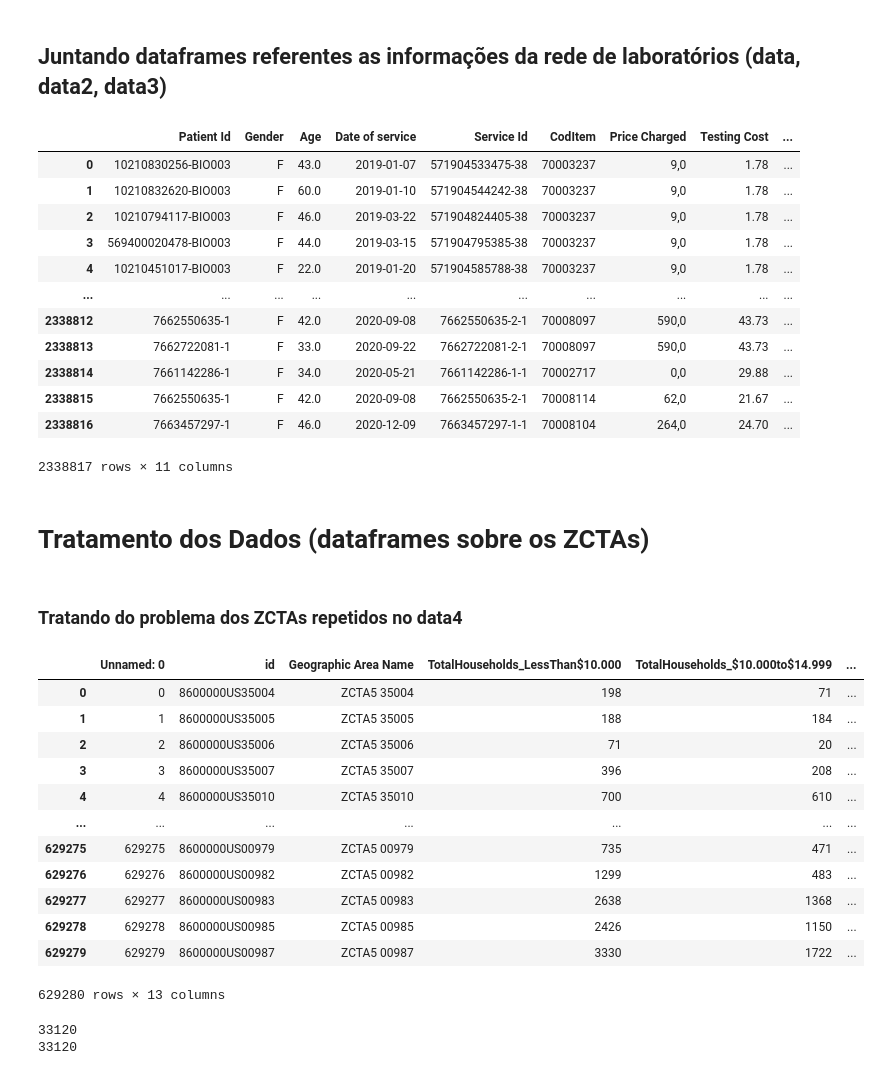
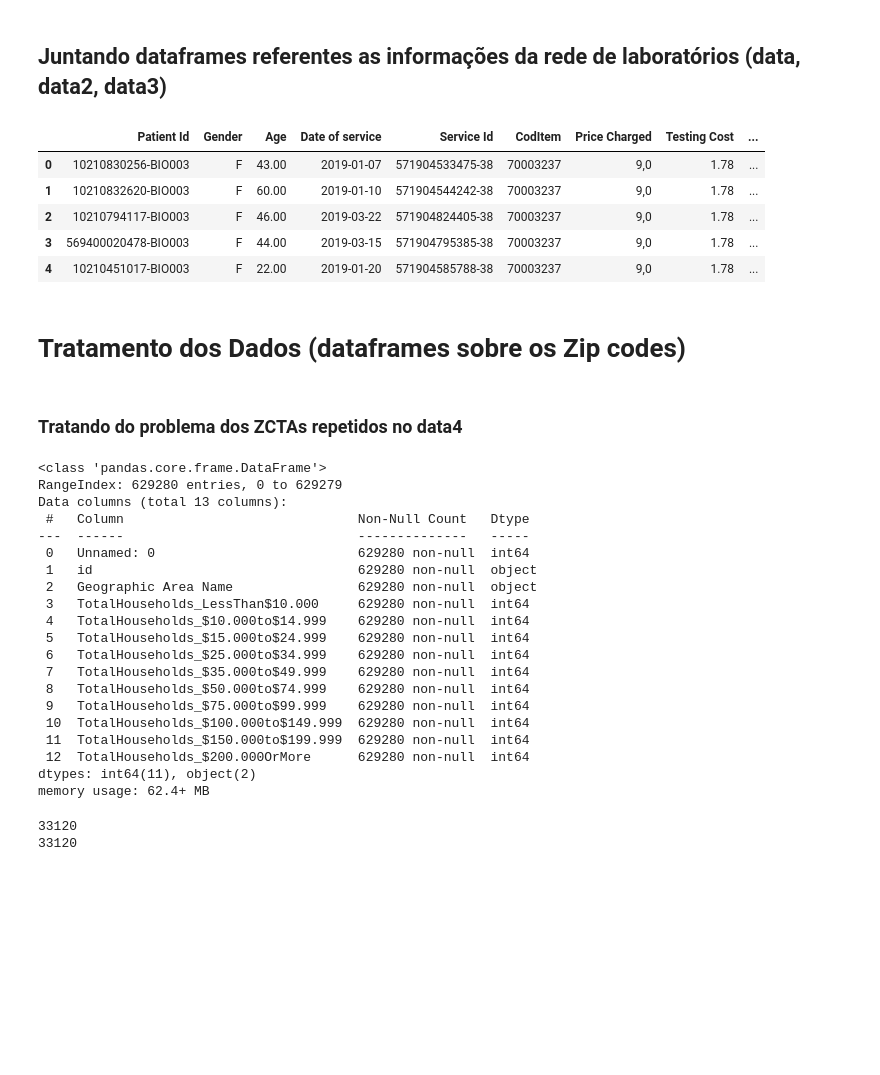
Before and after one commit to matheusbon/Case-Expansao-de-Uma-Rede-de-Laboratorios, a Jupyter notebook: Case_Rede_de_Laboratórios.ipynb, the cells around one changed output. Saved outputs shown, nothing was run; the diff lists cells and outputs as text; code cells hidden in the pictures; blank space fills up the shorter version.

```diff
--- a/Case_Rede_de_Laboratórios.ipynb
+++ b/Case_Rede_de_Laboratórios.ipynb
@@ -90,0 +65,6 @@ data5 = pd.read_csv('/content/drive/MyDrive/Datasets_Elo/DemographicData_ZCTAs.c
+# %%
+data = pd.read_csv('/content/drive/MyDrive/Case_Rede_de_Laboratorios/transactional_data.csv', sep = ';')
+data2 = pd.read_csv('/content/drive/MyDrive/Case_Rede_de_Laboratorios/test_data.csv')
+data3 = pd.read_csv('/content/drive/MyDrive/Case_Rede_de_Laboratorios/df_geocode.csv')
+data4 = pd.read_csv('/content/drive/MyDrive/Case_Rede_de_Laboratorios/EconomicData_ZCTAs.csv')
+data5 = pd.read_csv('/content/drive/MyDrive/Case_Rede_de_Laboratorios/DemographicData_ZCTAs.csv')
@@ -257,54 +269,54 @@ print (num_cods)
 # %% [markdown]
 ## Juntando dataframes referentes as informações da rede de laboratórios (data, data2, data3)
 # %%
-#Renomeando o nome dessa coluna pois era igual ao nome da coluna do outro dataframe, porém tinha valores diferentes. Com isso, nota-se que essa coluna se refere ao valor pago pelo paciente.
+# Renomeando o nome dessa coluna pois era igual ao nome da coluna do outro dataframe, porém tinha valores diferentes. Com isso, nota-se que essa coluna se refere ao valor pago pelo paciente.
 data = data.rename(columns={'Testing Cost': 'Price Charged'})
 
-#Fazendo a junção dos dfs
+# Fazendo a junção dos dfs
 Geral_Labs_Data = pd.merge(data, data2, on=['CodItem'])
 Geral_Labs_Data = pd.merge(Geral_Labs_Data, data3, on=['Lab Id'])
 
-#Removendo colunas que optei por não usar na análise
+# Removendo colunas que optei por não usar na análise
 Geral_Labs_Data = Geral_Labs_Data.drop(columns=['Date of birth', 'Desc Item', 'Category', 'Family', 'Speciality', 'Unnamed: 0', 'Address', 'Location'])
 
-#Criando nova coluna para representar o lucro que cada exame gerou, baseado na diferença entre o preço pago pelo paciente e o custo do exame.
+# Criando nova coluna para representar o lucro que cada exame gerou, baseado na diferença entre o preço pago pelo paciente e o custo do exame.
 Geral_Labs_Data["Exam Profit"] = Geral_Labs_Data["Price Charged"].str.replace(",", ".").astype(float) - Geral_Labs_Data["Testing Cost"]
 
-#Reorganizando os indices das colunas
+# Reorganizando os indices das colunas
 Geral_Labs_Data = Geral_Labs_Data.reindex(columns=['Patient Id', 'Gender', 'Age', 'Date of service', 'Service Id', 'CodItem', 'Price Charged', 'Testing Cost', 'Exam Profit', 'Lab Id', 'Zipcode'])
-Geral_Labs_Data
+Geral_Labs_Data.head()
 # %% [output]
 |  | Patient Id | Gender | Age | Date of service | Service Id | CodItem | Price Charged | Testing Cost | ... |
-| 0 | 10210830256-BIO003 | F | 43.0 | 2019-01-07 | 571904533475-38 | 70003237 | 9,0 | 1.78 | ... |
-| 1 | 10210832620-BIO003 | F | 60.0 | 2019-01-10 | 571904544242-38 | 70003237 | 9,0 | 1.78 | ... |
-| 2 | 10210794117-BIO003 | F | 46.0 | 2019-03-22 | 571904824405-38 | 70003237 | 9,0 | 1.78 | ... |
-| 3 | 569400020478-BIO003 | F | 44.0 | 2019-03-15 | 571904795385-38 | 70003237 | 9,0 | 1.78 | ... |
-| 4 | 10210451017-BIO003 | F | 22.0 | 2019-01-20 | 571904585788-38 | 70003237 | 9,0 | 1.78 | ... |
-| ... | ... | ... | ... | ... | ... | ... | ... | ... | ... |
-| 2338812 | 7662550635-1 | F | 42.0 | 2020-09-08 | 7662550635-2-1 | 70008097 | 590,0 | 43.73 | ... |
-| 2338813 | 7662722081-1 | F | 33.0 | 2020-09-22 | 7662722081-2-1 | 70008097 | 590,0 | 43.73 | ... |
-| 2338814 | 7661142286-1 | F | 34.0 | 2020-05-21 | 7661142286-1-1 | 70002717 | 0,0 | 29.88 | ... |
-| 2338815 | 7662550635-1 | F | 42.0 | 2020-09-08 | 7662550635-2-1 | 70008114 | 62,0 | 21.67 | ... |
-| 2338816 | 7663457297-1 | F | 46.0 | 2020-12-09 | 7663457297-1-1 | 70008104 | 264,0 | 24.70 | ... |
+| 0 | 10210830256-BIO003 | F | 43.00 | 2019-01-07 | 571904533475-38 | 70003237 | 9,0 | 1.78 | ... |
+| 1 | 10210832620-BIO003 | F | 60.00 | 2019-01-10 | 571904544242-38 | 70003237 | 9,0 | 1.78 | ... |
+| 2 | 10210794117-BIO003 | F | 46.00 | 2019-03-22 | 571904824405-38 | 70003237 | 9,0 | 1.78 | ... |
+| 3 | 569400020478-BIO003 | F | 44.00 | 2019-03-15 | 571904795385-38 | 70003237 | 9,0 | 1.78 | ... |
+| 4 | 10210451017-BIO003 | F | 22.00 | 2019-01-20 | 571904585788-38 | 70003237 | 9,0 | 1.78 | ... |
-2338817 rows × 11 columns
 # %% [markdown]
-# Tratamento dos Dados (dataframes sobre os ZCTAs)
+# Tratamento dos Dados (dataframes sobre os Zip codes)
 # %% [markdown]
 ### Tratando do problema dos ZCTAs repetidos no data4
 # %%
-data4
+data4.info()
 # %% [output]
-|  | Unnamed: 0 | id | Geographic Area Name | TotalHouseholds_LessThan$10.000 | TotalHouseholds_$10.000to$14.999 | ... |
-| 0 | 0 | 8600000US35004 | ZCTA5 35004 | 198 | 71 | ... |
-| 1 | 1 | 8600000US35005 | ZCTA5 35005 | 188 | 184 | ... |
-| 2 | 2 | 8600000US35006 | ZCTA5 35006 | 71 | 20 | ... |
-| 3 | 3 | 8600000US35007 | ZCTA5 35007 | 396 | 208 | ... |
-| 4 | 4 | 8600000US35010 | ZCTA5 35010 | 700 | 610 | ... |
-| ... | ... | ... | ... | ... | ... | ... |
-| 629275 | 629275 | 8600000US00979 | ZCTA5 00979 | 735 | 471 | ... |
-| 629276 | 629276 | 8600000US00982 | ZCTA5 00982 | 1299 | 483 | ... |
-| 629277 | 629277 | 8600000US00983 | ZCTA5 00983 | 2638 | 1368 | ... |
-| 629278 | 629278 | 8600000US00985 | ZCTA5 00985 | 2426 | 1150 | ... |
-| 629279 | 629279 | 8600000US00987 | ZCTA5 00987 | 3330 | 1722 | ... |
-629280 rows × 13 columns
+<class 'pandas.core.frame.DataFrame'>
+RangeIndex: 629280 entries, 0 to 629279
+Data columns (total 13 columns):
+ #   Column                              Non-Null Count   Dtype
+---  ------                              --------------   -----
+ 0   Unnamed: 0                          629280 non-null  int64
+ 1   id                                  629280 non-null  object
+ 2   Geographic Area Name                629280 non-null  object
+ 3   TotalHouseholds_LessThan$10.000     629280 non-null  int64
+ 4   TotalHouseholds_$10.000to$14.999    629280 non-null  int64
+ 5   TotalHouseholds_$15.000to$24.999    629280 non-null  int64
+ 6   TotalHouseholds_$25.000to$34.999    629280 non-null  int64
+ 7   TotalHouseholds_$35.000to$49.999    629280 non-null  int64
+ 8   TotalHouseholds_$50.000to$74.999    629280 non-null  int64
+ 9   TotalHouseholds_$75.000to$99.999    629280 non-null  int64
+ 10  TotalHouseholds_$100.000to$149.999  629280 non-null  int64
+ 11  TotalHouseholds_$150.000to$199.999  629280 non-null  int64
+ 12  TotalHouseholds_$200.000OrMore      629280 non-null  int64
+dtypes: int64(11), object(2)
+memory usage: 62.4+ MB
 # %%
```
Also changed, not shown: parts of 75 cells of this notebook.
